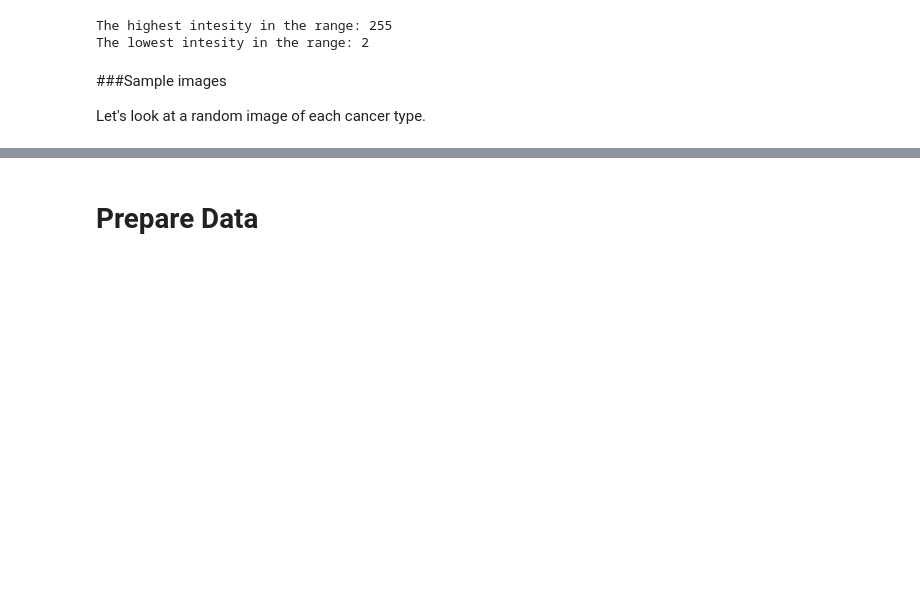
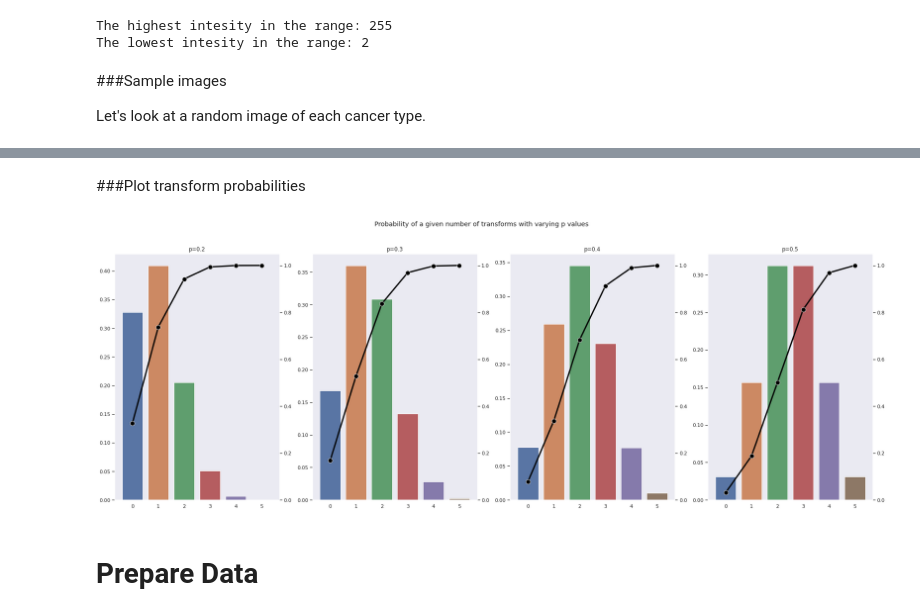
Before and after one commit to andy-j-block/lymphoma_classifier, a Jupyter notebook: Classifier.ipynb, the cells around one changed output, grey strips where cells are left out. Drawn from its saved outputs; the diff is of its cells as text; code cells hidden in the pictures; blank space fills up the shorter version.

Commit message:
made transform probability chart into pareto

```diff
--- a/Classifier.ipynb
+++ b/Classifier.ipynb
@@ -207,7 +212,9 @@ def show_value_counts(series):
     plt.title('Count by cancer type with percentages as text')
     plt.show()
 
+
 ############
+
 
 def get_image_dims(data, set_=True):
 
@@ -252,7 +259,9 @@ def get_image_dims(data, set_=True):
 
     return img_heights, img_widths
 
+
 ############
+
 
 def get_intensity_range(data):
 
@@ -276,7 +285,9 @@ def get_intensity_range(data):
     print(f'The highest intesity in the range: {max(maxs)}')
     print(f'The lowest intesity in the range: {min(mins)}')
 
+
 ############
+
 
 def get_random_image(data, decode_dict, figsize=(30,10)):
 
@@ -314,6 +325,43 @@ def get_random_image(data, decode_dict, figsize=(30,10)):
         for i, img in enumerate(rand_imgs):
             axs[i].set_title(f'Cancer type: {decode_dict[int(data[rand_idxs[i]][1])]}')
             axs[i].imshow(img)
+
+
+#################
+
+
+def plot_prob_transforms(probabilities, num_poss_transforms):
+
+    prob_dict = {}
+    num_probabilities = len(probabilities)
+
+    # define probabilities of specific number of transforms
+    for p in probabilities:
+        p_comp = 1-p
+        prob_dict[p] = {i:p**i * p_comp**(num_poss_transforms-i) * binom(num_poss_transforms, i) \
+                        for i in range(num_poss_transforms+1)}
+
+    # pareto chart
+    fig, axs = plt.subplots(1,len(probabilities), figsize=(30,10))
+    fig.suptitle('Probability of a given number of transforms with varying p values')
+    sns.set_style('dark')
+
+    axes = {i:axs for (i, axs) in enumerate(axs)} # define dual axes dict
+    for i, ax in enumerate(axs):
+        axes[i+num_probabilities]=ax.twinx()
+        axes[i+num_probabilities].set_ylim(0,1.05)
+
+    for i, p in enumerate(probabilities):
+        keys = list(prob_dict[p].keys())
+        values = [prob_dict[p][k] for k in keys]
+
+        sns.barplot(x=keys, y=values, ax=axes[i])
+        axes[i].set_title(f'p={p}')
+
+        cumulative_values = np.cumsum(values)
+        sns.lineplot(x=keys, y=cumulative_values, ax=axes[i+num_probabilities], color='black', marker='o', markersize=10, linewidth = 3)
+
+    return axes
 # %% [markdown]
 ###Class distribution and Label Encoding
 
@@ -363,3 +408,9 @@ get_random_image(df, decode_dict)
+# %% [markdown]
+###Plot transform probabilities
+# %%
+axes = plot_prob_transforms(probabilities=[0.2,0.3,0.4,0.5], num_poss_transforms=5)
+# %% [output]
+[figure, added]
 # %% [markdown]
 # Prepare Data
 # %% [markdown]
```
Also changed, not shown: parts of 14 cells of this notebook.
